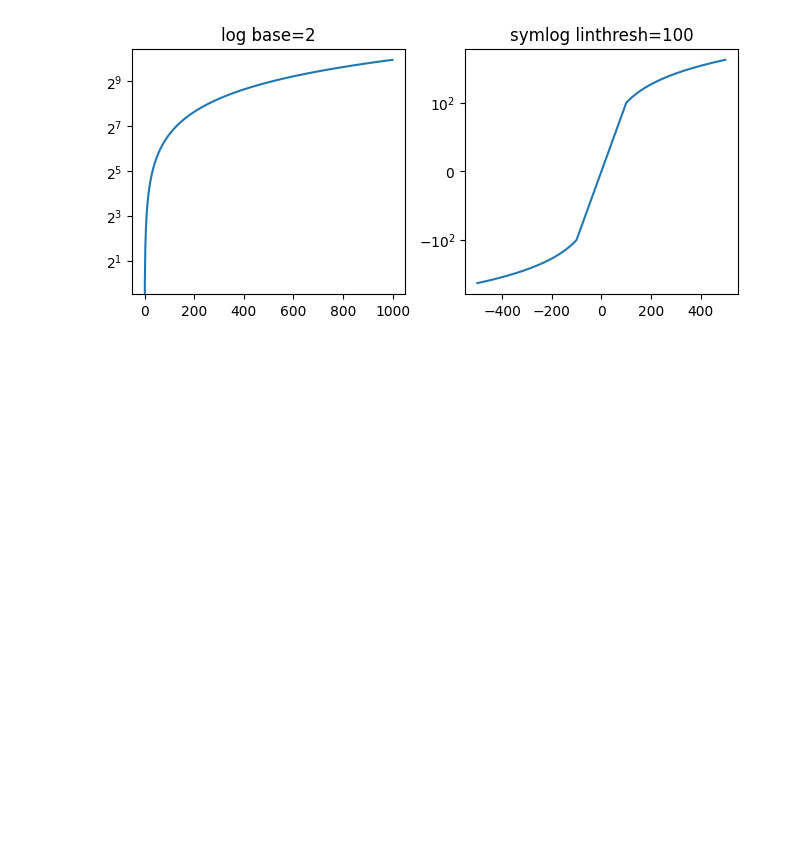
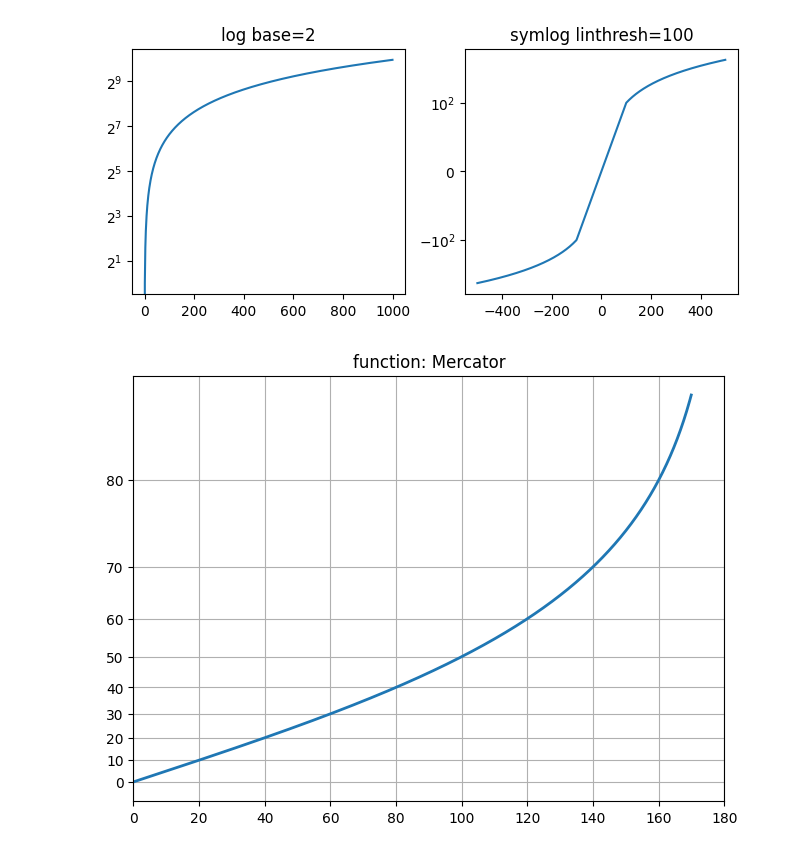
Before and after one commit to Manan2k4/ML-Learnings, a Jupyter notebook: matplotlib/Quick start guide/Axis Scales.ipynb, the cells around one changed output. Saved outputs shown, nothing was run; the diff lists cells and outputs as text; code cells hidden in the pictures; blank space fills up the shorter version.

```diff
--- a/matplotlib/Quick start guide/Axis Scales.ipynb
+++ b/matplotlib/Quick start guide/Axis Scales.ipynb
@@ -116,11 +116,26 @@ for name, ax in axs.items():
 # %%
 # Arbitrary function scales
 # Function Mercator trnasform
 
 def forward(a):
     a = np.deg2rad(a)
     return np.rad2deg(np.log(np.abs(np.tan(a) + 1.0 / np.cos(a))))
 
 def inverse(a):
     a = np.deg2rad(a)
     return np.rad2deg(np.arctan(np.sinh(a)))
+
+t = np.arange(0, 170.0, 0.1)
+s = t / 2.
+
+fig, ax = plt.subplots(layout='constrained')
+ax.plot(t, s, '-', lw=2)
+
+ax.set_yscale('function', functions=(forward, inverse))
+ax.set_title('function: Mercator')
+ax.grid(True)
+ax.set_xlim([0, 180])
+ax.yaxis.set_minor_formatter(NullFormatter())
+ax.yaxis.set_major_locator(FixedLocator(np.arange(0, 90, 10)))
+# %% [output]
+[figure, added]
```
Also changed, not shown: parts of 1 cell of this notebook.
